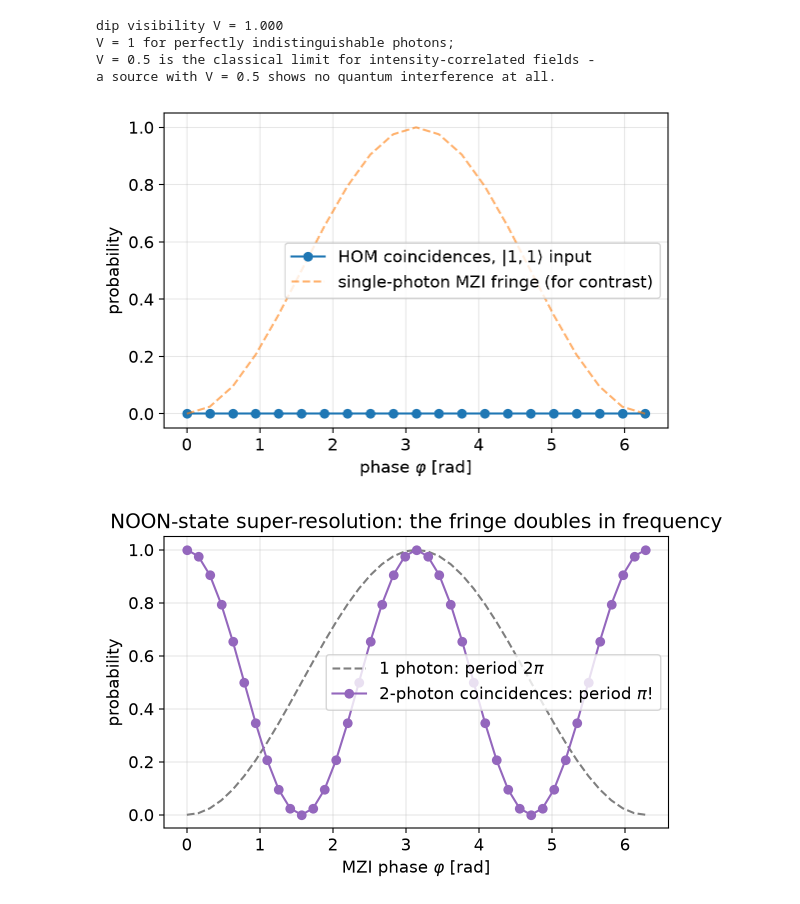
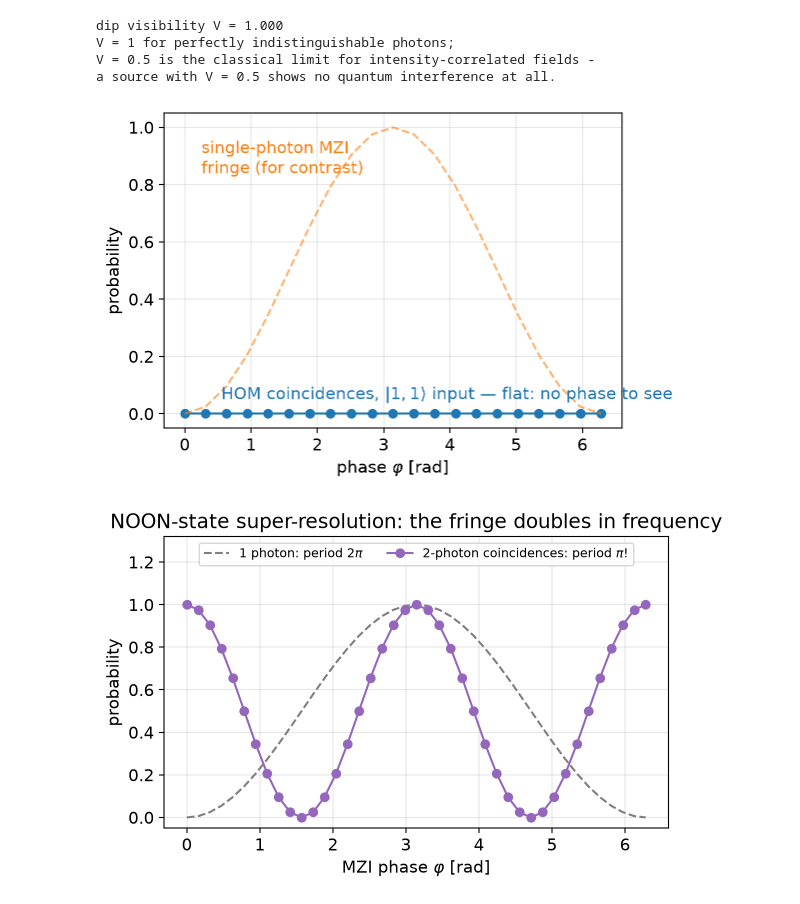
Before and after one commit to CodeJVG/CountingPhotons, a Jupyter notebook: lectures/05_Lab_HOM_Interference.ipynb, the cells around one changed output. Saved outputs shown, nothing was run; the diff lists cells and outputs as text; code cells hidden in the pictures.

```diff
--- a/lectures/05_Lab_HOM_Interference.ipynb
+++ b/lectures/05_Lab_HOM_Interference.ipynb
@@ -503,32 +505,35 @@ a source with V = 0.5 shows no quantum interference at all.
 # %%
 # Solution - Exercise 3
 phis = np.linspace(0, 2 * np.pi, 21)
 p_hom = []
 for phi in phis:
     c = pcvl.Circuit(2) // (0, pcvl.PS(phi)) // pcvl.BS()  # phase BEFORE the BS
     proc = pcvl.Processor("SLOS", c)
     proc.with_input(pcvl.BasicState([1, 1]))
     proc.min_detected_photons_filter(2)
     res = pcvl.algorithm.Sampler(proc).probs()["results"]
     p_hom.append(res.get(pcvl.BasicState([1, 1]), 0.0))
 
-plt.plot(phis, p_hom, "o-", label=r"HOM coincidences, $|1,1\rangle$ input")
+plt.plot(phis, p_hom, "o-", label=None)
 plt.plot(phis, np.sin(phis / 2) ** 2, "--", alpha=0.6,
-         label="single-photon MZI fringe (for contrast)")
+         label=None)
 plt.ylim(-0.05, 1.05)
 plt.xlabel(r"phase $\varphi$ [rad]")
 plt.ylabel("probability")
-plt.legend()
+plt.annotate("single-photon MZI\nfringe (for contrast)", (0.25, 0.84),
+             color="tab:orange")
+plt.annotate(r"HOM coincidences, $|1,1\rangle$ input — flat: no phase to see",
+             (0.55, 0.05), color="tab:blue")
 plt.tight_layout()
 plt.show()
 # Why flat: the two interfering processes are 'both photons transmitted'
 # and 'both photons reflected'. In BOTH processes the same one photon
 # passes the phase shifter exactly once, so both amplitudes acquire the
 # same factor e^{i phi} - a global phase, invisible in probabilities.
 # First-order interference compares paths of ONE photon; HOM compares
 # two-photon histories. Different physics, different knobs.
 # %% [output]
-[figure, old version]
+[figure, new version]
 # %%
 # Solution - Exercise 4
 def mzi(phi: float) -> pcvl.Circuit:
@@ -557,7 +562,8 @@ plt.plot(phis, p_coinc, "o-", color="tab:purple",
 plt.xlabel(r"MZI phase $\varphi$ [rad]")
 plt.ylabel("probability")
 plt.title("NOON-state super-resolution: the fringe doubles in frequency")
-plt.legend()
+plt.ylim(-0.05, 1.32)   # head-room so the legend sits above both curves
+plt.legend(loc="upper center", ncol=2, fontsize=9)
 plt.tight_layout()
 plt.show()
 # The N=2 NOON state accumulates phase as e^{i 2 phi}: N-photon states
@@ -565,4 +571,4 @@ plt.show()
 # brutally hard (loss kills NOON states fast) - which is why LIGO uses
 # squeezed light (Monday) rather than NOON states for the same goal.
 # %% [output]
-[figure, old version]
+[figure, new version]
```
Also changed, not shown: parts of 2 cells of this notebook, 3 other files.
